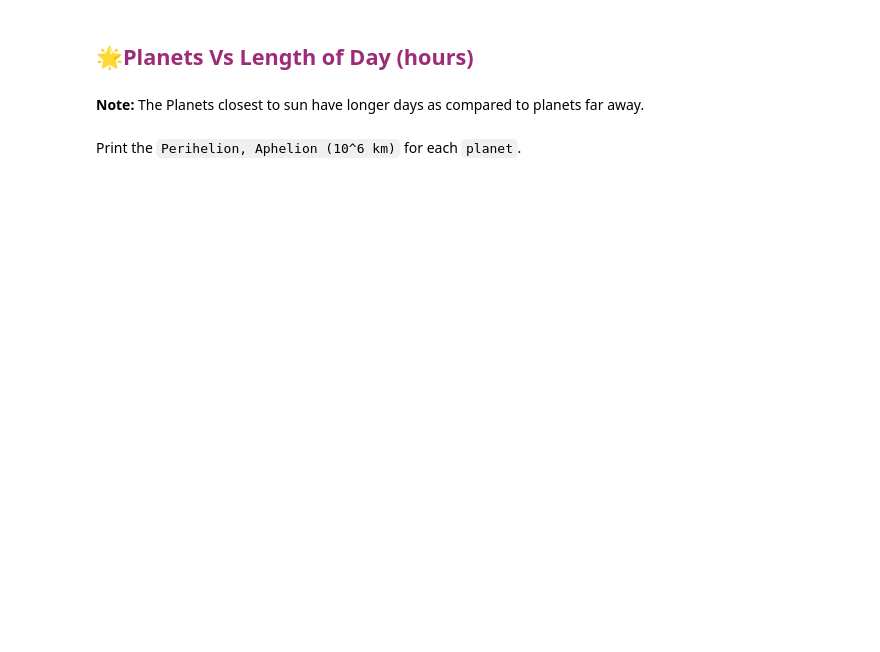
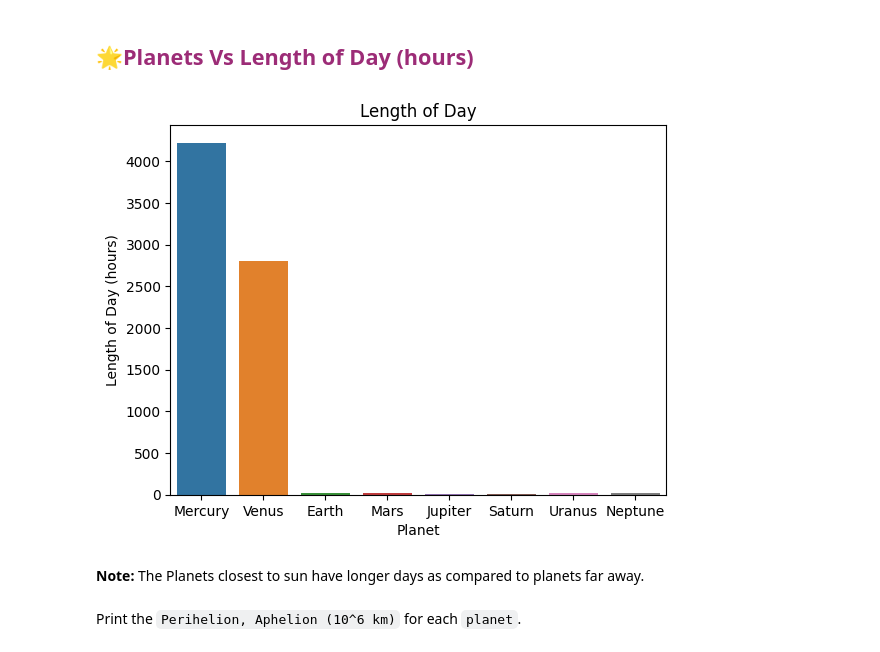
Before and after one commit to LuisMCota/upy3, a Jupyter notebook: Unit1/Pre-processing/Unit_1_Data_Preprocessing.ipynb, the cells around one changed output. Drawn from its saved outputs; the diff is of its cells as text; code cells hidden in the pictures; blank space fills up the shorter version.

```diff
--- a/Unit1/Pre-processing/Unit_1_Data_Preprocessing.ipynb
+++ b/Unit1/Pre-processing/Unit_1_Data_Preprocessing.ipynb
@@ -329,5 +342,9 @@ plotsss(planets['Planet'],planets['Surface Gravity(m/s^2)'], 'Surface gravity')
 # %% [markdown]
 ## **<span style="color:#9C2C77;">🌟Planets Vs Length of Day (hours)</span>**
+# %%
+plotsss(planets['Planet'],planets['Length of Day (hours)'], 'Length of Day')
+# %% [output]
+[figure, added]
 # %% [markdown]
 **Note:** The Planets closest to sun have longer days as compared to planets far away.
 # %% [markdown]
```
Also changed, not shown: parts of 10 cells of this notebook.
